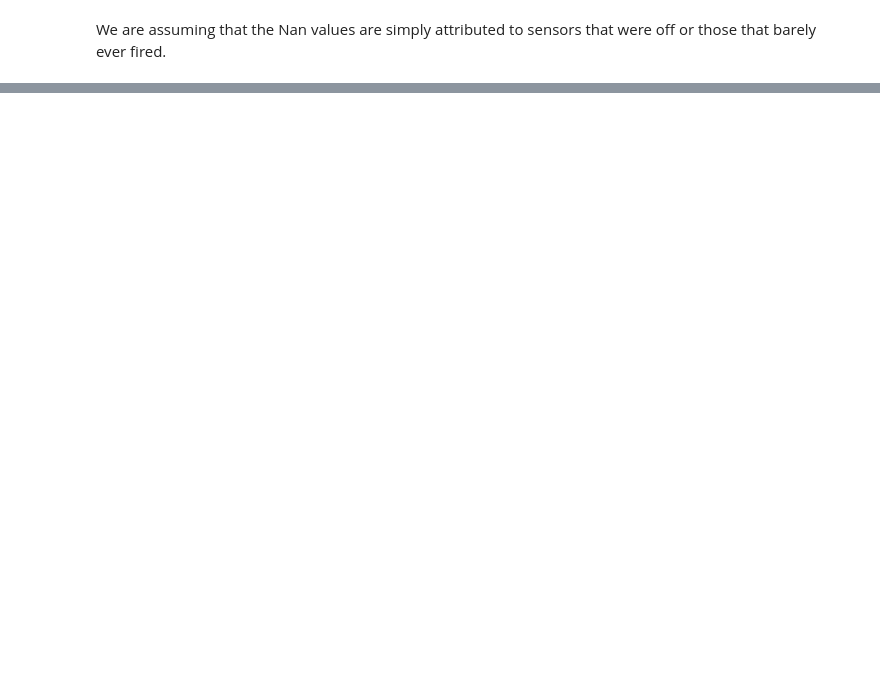
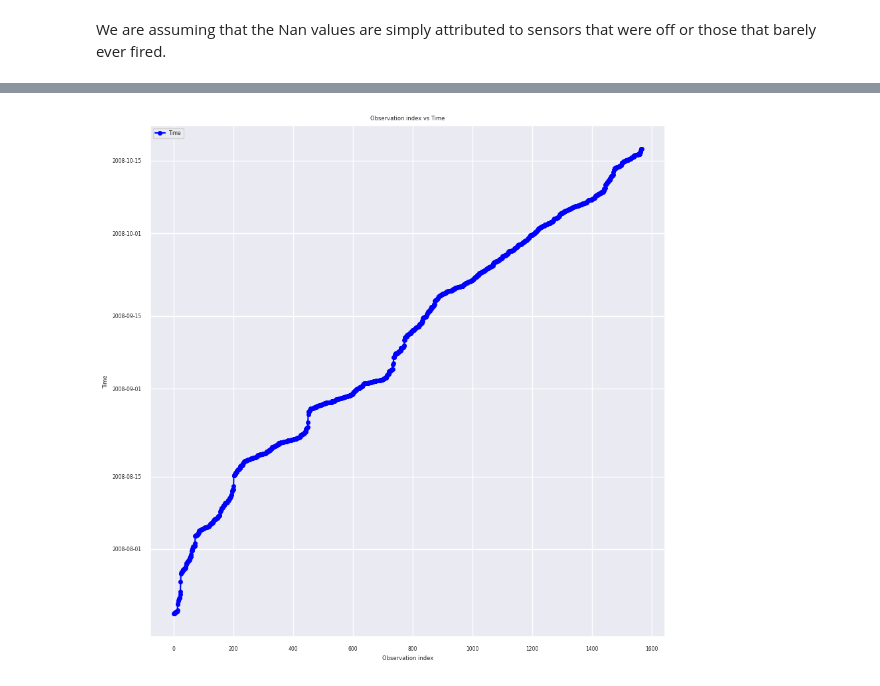
Before and after one commit to Darlene-13/secom-dimensionality-reduction, a Jupyter notebook: notebooks/exploration.ipynb, the cells around one changed output, grey strips where cells are left out. Saved outputs shown, nothing was run; the diff lists cells and outputs as text; code cells hidden in the pictures; blank space fills up the shorter version.

Commit message:
EDA and pre-processing: Check for outliers after splitting

```diff
--- a/notebooks/exploration.ipynb
+++ b/notebooks/exploration.ipynb
@@ -47,4 +51,6 @@ df.tail(10)
 1567 rows (wafers being manufactured) and 590 columns (sensor readings).
 # %%
 # Save the data to csv
-data_path = os.mkdir()
+path = os.path.join(os.path.dirname(os.getcwd()), "data", "raw")
+data_path = os.path.join(path, "secom_labels.data")
+print(data_path)
@@ -72,0 +83,4 @@ We are assuming that the Nan values are simply attributed to sensors that were o
+# %%
+column_names = ["Pass/Fail", "Time"]
+label_data = pd.read_csv(data_path, sep = ' ', header = None, names = column_names)
+label_data.head(10)
@@ -72,0 +99,30 @@ We are assuming that the Nan values are simply attributed to sensors that were o
+# %%
+# Checking if there is chronological variations in timestamps
+label_data["Time"] = pd.to_datetime(label_data["Time"], dayfirst = True)
+# Creating a time lag column
+label_data["Time_lag"] = label_data["Time"].shift(1)
+# Calculate the differences and find the jump
+label_data["Time_difference"] = label_data["Time"] - label_data["Time_lag"]
+backward_jumps = label_data[label_data["Time_difference"] < pd.Timedelta(0)]    # This basically filters the dataframe to include only the rows where the time difference was negative
+
+# Create a plot to visualize that
+plt.figure(figsize = (10,10))
+plt.plot(df.index, label_data["Time"], label = "Time", marker = "o", color = "blue", linestyle = "-", markersize = 4)
+
+
+# Loop through the backward jumps and annotate them
+# A backward_jumps.index is just a list of row numbers where suspicious gaps were found.
+for jump_index in backward_jumps.index:
+    time_difference = backward_jumps.loc[jump_index, "Time_difference"]   # For the current suspicious row get the time difference so that we could annotate it in the plot
+    plt.plot([jump_index - 1, jump_index], [label_data.loc[jump_index - 1, "Time"], label_data.loc[jump_index, "Time"]],
+             color = "red", linestyle = "--", linewidth = 2)     # Ensure to highlight the jump with a red
+    plt.annotate(f"{time_difference}", xy= (jump_index, label_data.loc[jump_index, "Time"]),
+                 textcoords = "offset points", xytext = (0,10), ha = "center", color = "red")
+
+plt.xlabel("Observation index")
+plt.ylabel("Time")
+plt.title("Observation index vs Time")
+plt.legend(loc = "upper left")
+plt.show()
+# %% [output]
+[figure, added]
```
Also changed, not shown: parts of 35 cells of this notebook, 1 other file.
